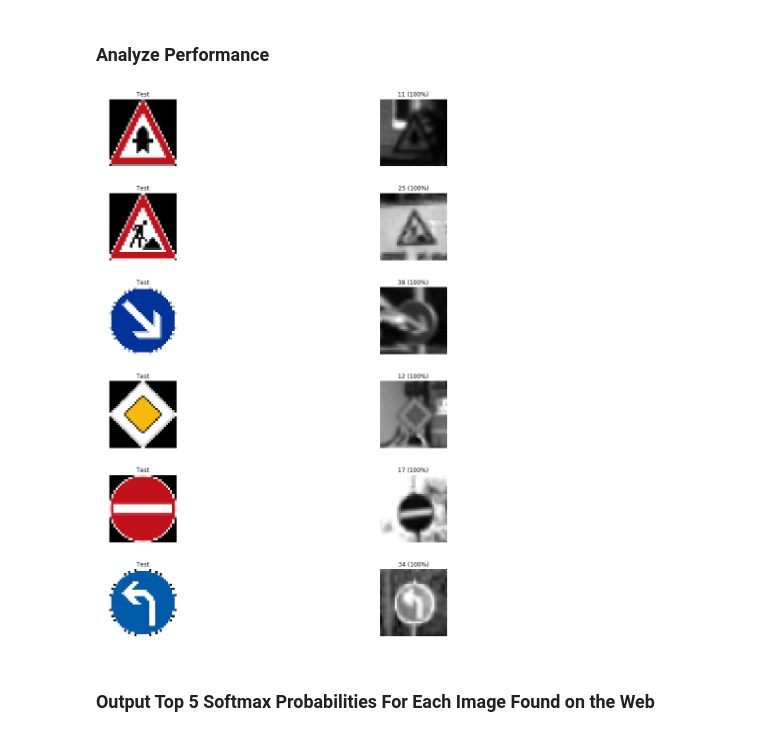
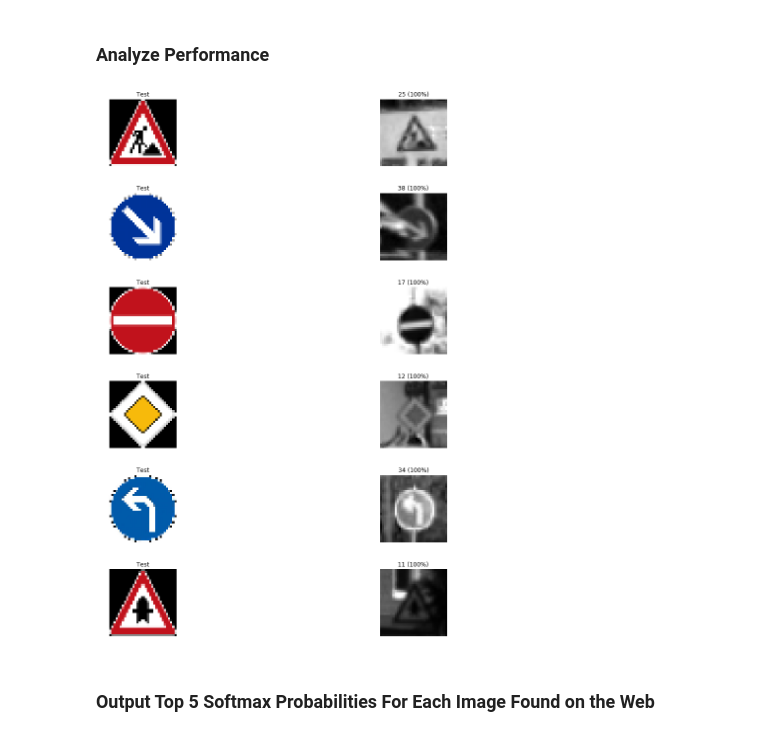
Before and after one commit to jamestouri/Classifying-Traffic-Signs, a Jupyter notebook: Final_Submission_Sign_Classifier.ipynb, the cells around one changed output. Drawn from its saved outputs; the diff is of its cells as text; code cells hidden in the pictures.

```diff
--- a/Final_Submission_Sign_Classifier.ipynb
+++ b/Final_Submission_Sign_Classifier.ipynb
@@ -221,11 +236,9 @@ def augment_all(data):
         rand_number = random.randint(0, 6)
         if rand_number == 0:
             x = translate_random(x)
-        if rand_number == 1:
-            x = add_blur(x)
         if rand_number == 2:
             x = add_noise(x)
-        if rand_number == 3:
+        if rand_number == 1 or 3:
             x = sharpen_img(x)
     return data
 # %% [markdown]
@@ -507,7 +520,7 @@ the_axis = the_axis.ravel()
 internet_images = []
 
 
-for i, img in enumerate(glob.glob('./internet-images/*.png')):
+for i, img in enumerate(glob.glob('./Internet-Signs/*.png')):
     image = cv2.imread(img)
     image = cv2.resize(image, (32, 32))
     the_axis[i].axis('off')
@@ -546,33 +559,35 @@ Test Set Accuracy  0.83333337307
 # %%
 ### Calculate the accuracy for these 5 new images.
 ### For example, if the model predicted 1 out of 5 signs correctly, it's 20% accurate on these new images.
 softmax_logits = tf.nn.softmax(logits)
-top_k = tf.nn.top_k(softmax_logits, k=3)
+top_k = tf.nn.top_k(softmax_logits, k=5)
 
+
+#Showing the top choice
 
 with tf.Session() as sess:
     sess.run(tf.global_variables_initializer())
     saver = tf.train.import_meta_graph('./boom1.meta')
     saver.restore(sess, "./boom1")
     softmax_logits = sess.run(softmax_logits, feed_dict={x: images_normalized})
     my_top_k = sess.run(top_k, feed_dict={x: images_normalized})
 
 
     fig, my_axis = plt.subplots(len(internet_images),2, figsize=(18, 20))
     fig.subplots_adjust(hspace = .4, wspace=.2)
     my_axis = my_axis.ravel()
 
     for i, image in enumerate(internet_images):
         my_axis[2*i].axis('off')
         my_axis[2*i].imshow(cv2.cvtColor(image, cv2.COLOR_BGR2RGB))
         my_axis[2*i].set_title('Test')
         guess1 = my_top_k[1][i][0]
         index1 = np.argwhere(y_valid == guess1)[0]
         my_axis[2*i+1].axis('off')
         my_axis[2*i+1].imshow(X_valid[index1].squeeze(), cmap='gray')
         my_axis[2*i+1].set_title('{} ({:.0f}%)'.format(guess1, 100*my_top_k[0][i][0]))
 # %% [output]
-[figure, old version]
+[figure, new version]
 # %% [markdown]
 ### Output Top 5 Softmax Probabilities For Each Image Found on the Web
 # %% [markdown]
```
Also changed, not shown: parts of 8 cells of this notebook, 1 other file.
